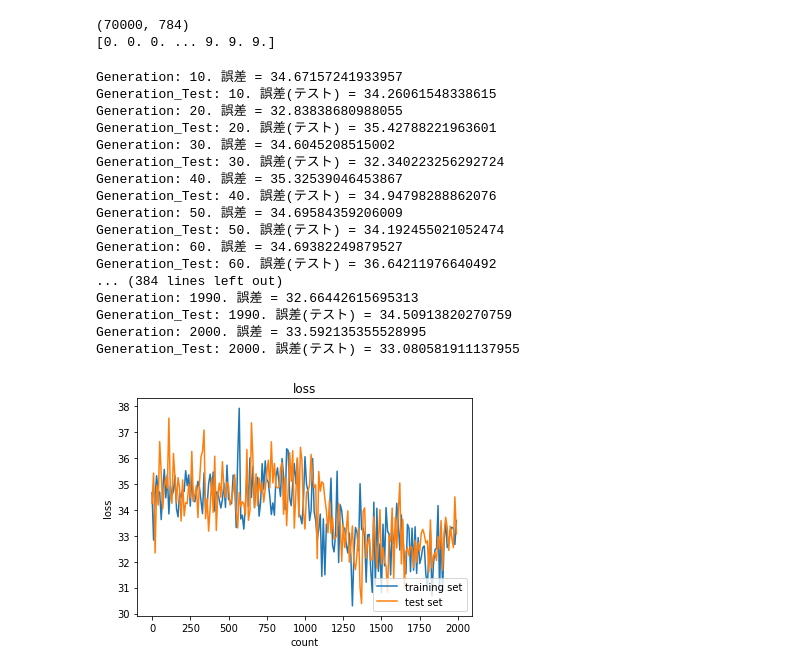
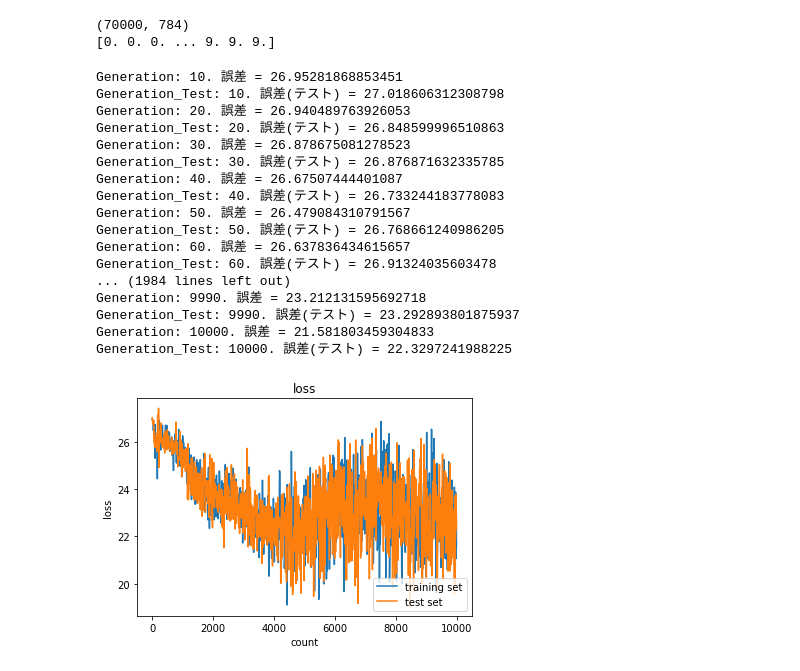
Before and after one commit to KenjiMatsumoto/DeepLearningProject, a Jupyter notebook: CNNByNumpy.ipynb, the cells around one changed output. Saved outputs shown, nothing was run; the diff lists cells and outputs as text; code cells hidden in the pictures.

```diff
--- a/CNNByNumpy.ipynb
+++ b/CNNByNumpy.ipynb
@@ -21,7 +21,7 @@ x_vals = mnist.data
 y_vals = mnist.target
 Y_vals = np.eye(10)[y_vals.astype(int)] # 1-of-K表現に変換
 # トレーニングデータ（60％）とテストデータ（40％）に分割
-x_train, x_test, y_train, y_test = train_test_split(x_vals, Y_vals, test_size=0.4, shuffle=True)
+x_train, x_test, y_train, y_test = train_test_split(x_vals, Y_vals, test_size=0.2, shuffle=True)
 # %% [output]
 (70000, 784)
 [0. 0. 0. ... 9. 9. 9.]
@@ -31,12 +31,12 @@ class LayerNet:
     # コンストラクタ
     def __init__(self):
         self.input_size = 784
-        self.hidden_size1 = 300
-        self.hidden_size2 = 150
+        self.hidden_size1 = 30
+        self.hidden_size2 = 15
         self.output_size = 10
-        self.batch_size = 80
+        self.batch_size = 60
         self.weight_init = 0.001
-        self.learning_rate = 0.005
+        self.learning_rate = 0.002
 
     # ネットワークの初期化を実施
     def init_network(self):
@@ -132,7 +132,7 @@ class LayerNet:
         return grad
 # %%
 # 学習回数(1000回)
-learning_num = 2000
+learning_num = 10000
 
 # 描写頻度
 plot_interval=10
@@ -143,48 +143,48 @@ layerNet = LayerNet()
 network = layerNet.init_network()
 
 losses = []
 losses_test = []
 
 for i in range(learning_num):
     # 訓練用の学習
     y_batch, y = layerNet.gradient(network, x_train, y_train)
 
     # テスト用の学習
     y_test_batch, y_t = layerNet.gradient(network, x_test, y_test)
 
     if (i + 1) % plot_interval == 0:
         loss = functions.least_square(y_batch, y)
         losses.append(loss)
         print('Generation: ' + str(i+1) + '. 誤差 = ' + str(loss))
         loss_test = functions.least_square(y_test_batch, y_t)
         losses_test.append(loss_test)
         print('Generation_Test: ' + str(i+1) + '. 誤差(テスト) = ' + str(loss_test))
 
 lists = range(0, learning_num, plot_interval)
 plt.plot(lists, losses, label="training set")
 plt.plot(lists, losses_test, label="test set")
 plt.legend(loc="lower right")
 plt.title("loss")
 plt.xlabel("count")
 plt.ylabel("loss")
 # グラフの表示
 plt.show()
 # %% [output]
-Generation: 10. 誤差 = 34.67157241933957
-Generation_Test: 10. 誤差(テスト) = 34.26061548338615
-Generation: 20. 誤差 = 32.83838680988055
-Generation_Test: 20. 誤差(テスト) = 35.42788221963601
-Generation: 30. 誤差 = 34.6045208515002
-Generation_Test: 30. 誤差(テスト) = 32.340223256292724
-Generation: 40. 誤差 = 35.32539046453867
-Generation_Test: 40. 誤差(テスト) = 34.94798288862076
-Generation: 50. 誤差 = 34.69584359206009
-Generation_Test: 50. 誤差(テスト) = 34.192455021052474
-Generation: 60. 誤差 = 34.69382249879527
-Generation_Test: 60. 誤差(テスト) = 36.64211976640492
-... (384 lines left out)
-Generation: 1990. 誤差 = 32.66442615695313
-Generation_Test: 1990. 誤差(テスト) = 34.50913820270759
-Generation: 2000. 誤差 = 33.592135355528995
-Generation_Test: 2000. 誤差(テスト) = 33.080581911137955
+Generation: 10. 誤差 = 26.95281868853451
+Generation_Test: 10. 誤差(テスト) = 27.018606312308798
+Generation: 20. 誤差 = 26.940489763926053
+Generation_Test: 20. 誤差(テスト) = 26.848599996510863
+Generation: 30. 誤差 = 26.878675081278523
+Generation_Test: 30. 誤差(テスト) = 26.876871632335785
+Generation: 40. 誤差 = 26.67507444401087
+Generation_Test: 40. 誤差(テスト) = 26.733244183778083
+Generation: 50. 誤差 = 26.479084310791567
+Generation_Test: 50. 誤差(テスト) = 26.768661240986205
+Generation: 60. 誤差 = 26.637836434615657
+Generation_Test: 60. 誤差(テスト) = 26.91324035603478
+... (1984 lines left out)
+Generation: 9990. 誤差 = 23.212131595692718
+Generation_Test: 9990. 誤差(テスト) = 23.292893801875937
+Generation: 10000. 誤差 = 21.581803459304833
+Generation_Test: 10000. 誤差(テスト) = 22.3297241988225
-[figure, old version]
+[figure, new version]
```
Also changed, not shown: 2 other files.
